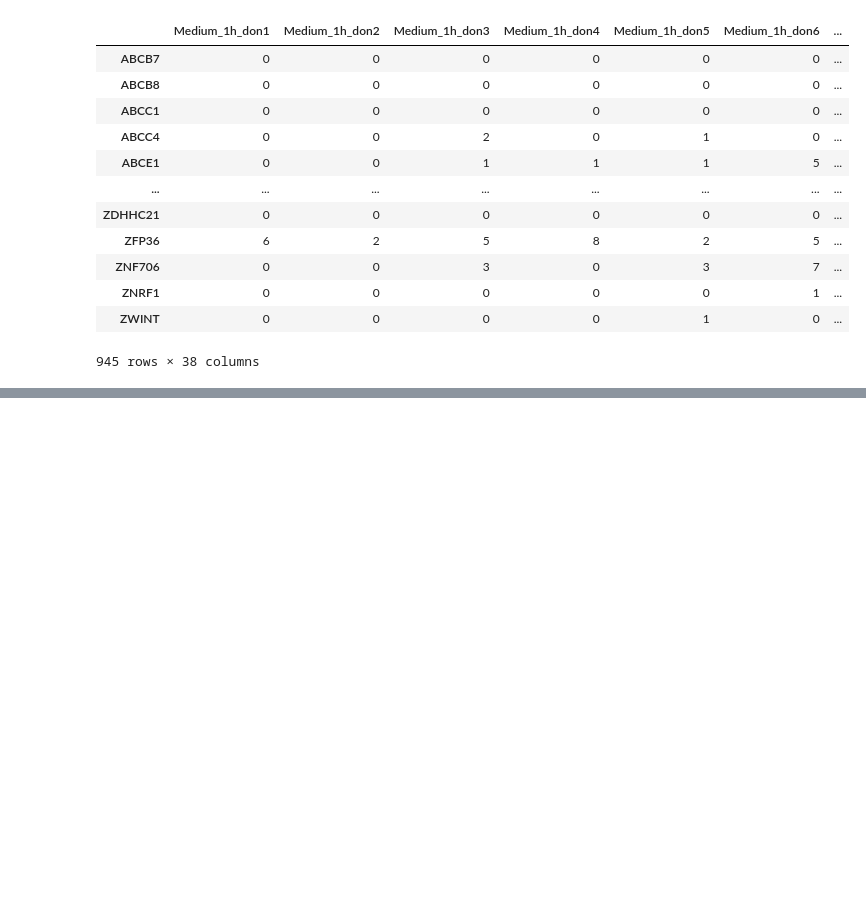
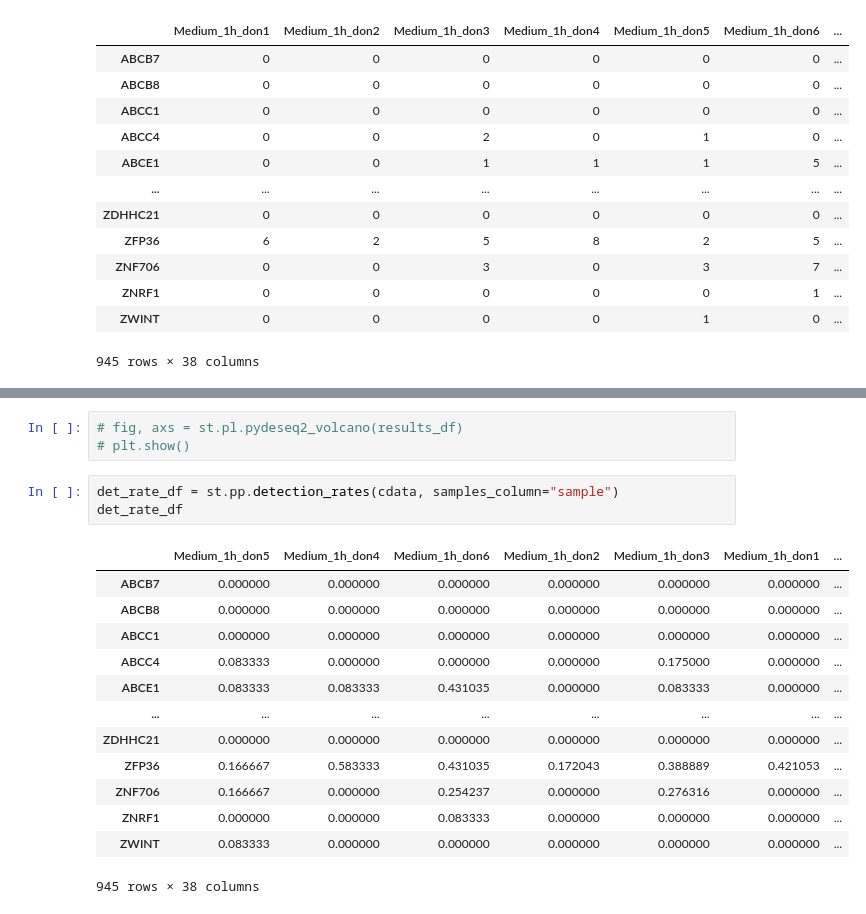
Before and after one commit to siebrenf/stamp, a Jupyter notebook: tutorial.ipynb, the cells around one changed output, grey strips where cells are left out. Cells and saved outputs as stored; diff of their text form; blank space fills up the shorter version.

```diff
--- a/tutorial.ipynb
+++ b/tutorial.ipynb
@@ -478,0 +502,20 @@ df
+# %%
+# fig, axs = st.pl.pydeseq2_volcano(results_df)
+# plt.show()
+# %%
+det_rate_df = st.pp.detection_rates(cdata, samples_column="sample")
+det_rate_df
+# %% [output]
+|  | Medium_1h_don5 | Medium_1h_don4 | Medium_1h_don6 | Medium_1h_don2 | Medium_1h_don3 | Medium_1h_don1 | ... |
+| ABCB7 | 0.000000 | 0.000000 | 0.000000 | 0.000000 | 0.000000 | 0.000000 | ... |
+| ABCB8 | 0.000000 | 0.000000 | 0.000000 | 0.000000 | 0.000000 | 0.000000 | ... |
+| ABCC1 | 0.000000 | 0.000000 | 0.000000 | 0.000000 | 0.000000 | 0.000000 | ... |
+| ABCC4 | 0.083333 | 0.000000 | 0.000000 | 0.000000 | 0.175000 | 0.000000 | ... |
+| ABCE1 | 0.083333 | 0.083333 | 0.431035 | 0.000000 | 0.083333 | 0.000000 | ... |
+| ... | ... | ... | ... | ... | ... | ... | ... |
+| ZDHHC21 | 0.000000 | 0.000000 | 0.000000 | 0.000000 | 0.000000 | 0.000000 | ... |
+| ZFP36 | 0.166667 | 0.583333 | 0.431035 | 0.172043 | 0.388889 | 0.421053 | ... |
+| ZNF706 | 0.166667 | 0.000000 | 0.254237 | 0.000000 | 0.276316 | 0.000000 | ... |
+| ZNRF1 | 0.000000 | 0.000000 | 0.083333 | 0.000000 | 0.000000 | 0.000000 | ... |
+| ZWINT | 0.083333 | 0.000000 | 0.000000 | 0.000000 | 0.000000 | 0.000000 | ... |
+945 rows × 38 columns
```
Also changed, not shown: parts of 10 cells of this notebook.
